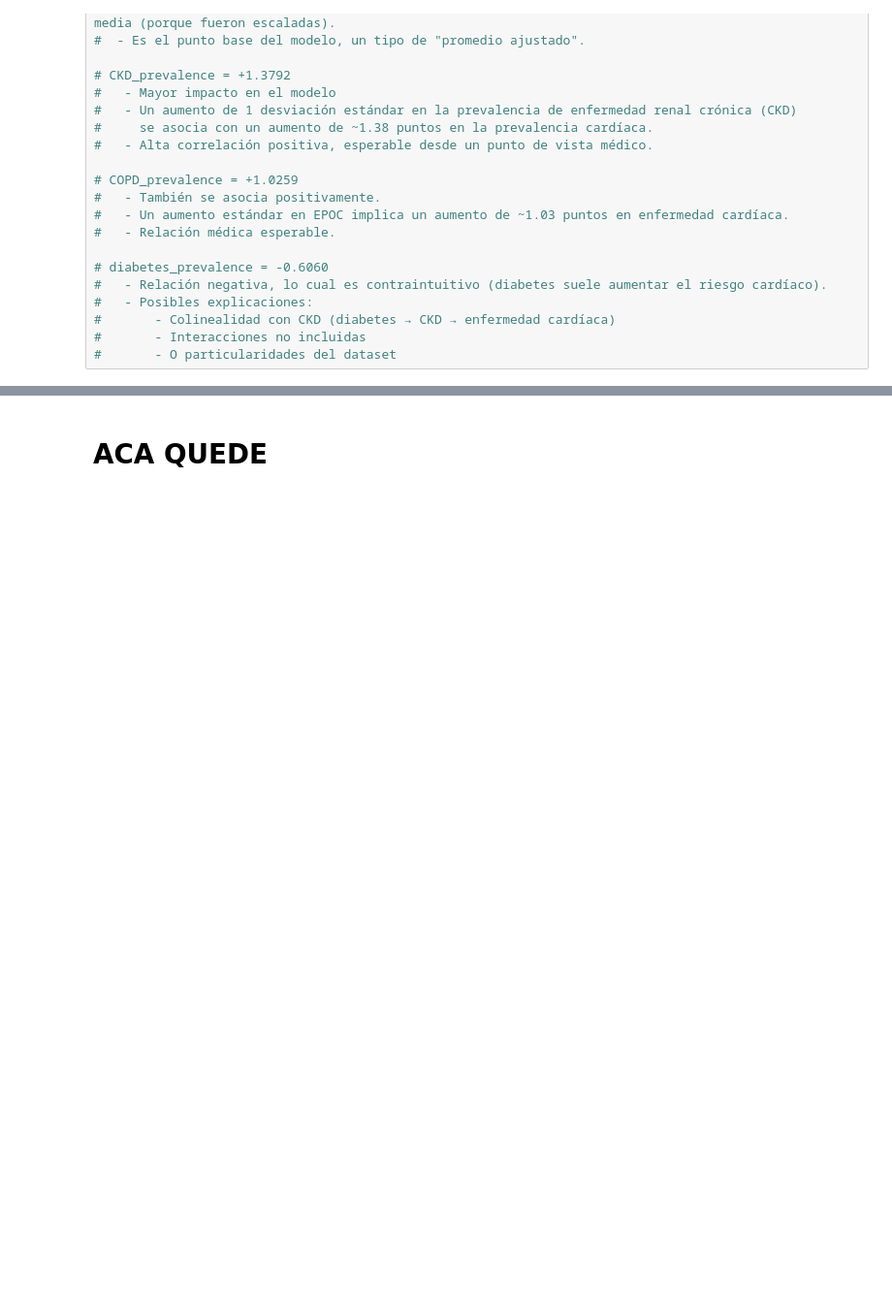
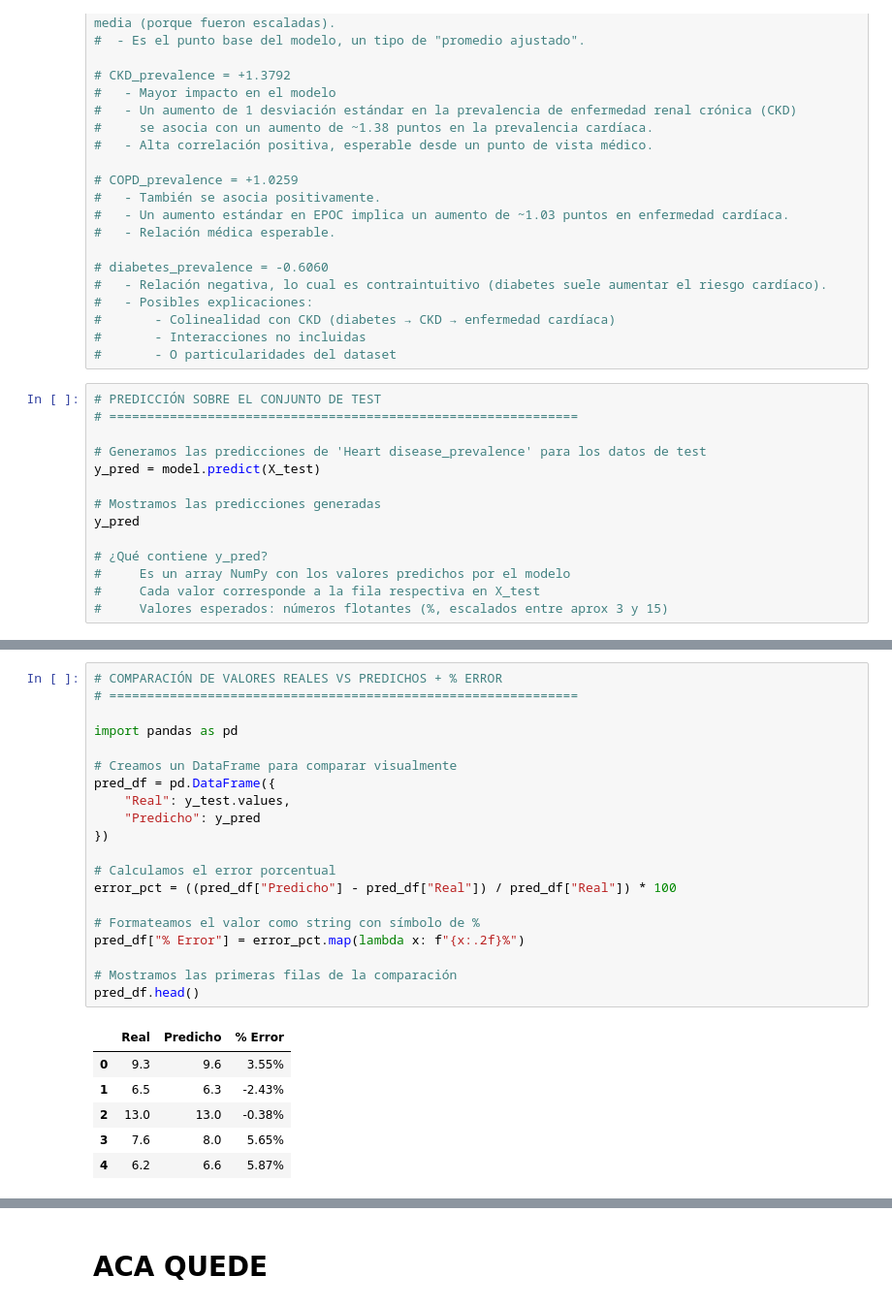
Before and after one commit to mvlarra/Project_ML_Linear_Regression_regularized_VL, a Jupyter notebook: Project_ML_Linear_Regresion_Regularized_VL.ipynb, the cells around one changed output, grey strips where cells are left out. Shown: that part at 97% size. Saved outputs shown, nothing was run; the diff lists cells and outputs as text; blank space fills up the shorter version.

```diff
--- a/Project_ML_Linear_Regresion_Regularized_VL.ipynb
+++ b/Project_ML_Linear_Regresion_Regularized_VL.ipynb
@@ -1022,3 +1021,17 @@ diabetes_prevalence: -0.6060
 #       - Colinealidad con CKD (diabetes → CKD → enfermedad cardíaca)
 #       - Interacciones no incluidas
 #       - O particularidades del dataset
+# %%
+# PREDICCIÓN SOBRE EL CONJUNTO DE TEST
+# ==============================================================
+
+# Generamos las predicciones de 'Heart disease_prevalence' para los datos de test
+y_pred = model.predict(X_test)
+
+# Mostramos las predicciones generadas
+y_pred
+
+# ¿Qué contiene y_pred?
+#     Es un array NumPy con los valores predichos por el modelo
+#     Cada valor corresponde a la fila respectiva en X_test
+#     Valores esperados: números flotantes (%, escalados entre aprox 3 y 15)
@@ -1024,0 +1056,27 @@ diabetes_prevalence: -0.6060
+# %%
+# COMPARACIÓN DE VALORES REALES VS PREDICHOS + % ERROR
+# ==============================================================
+
+import pandas as pd
+
+# Creamos un DataFrame para comparar visualmente
+pred_df = pd.DataFrame({
+    "Real": y_test.values,
+    "Predicho": y_pred
+})
+
+# Calculamos el error porcentual
+error_pct = ((pred_df["Predicho"] - pred_df["Real"]) / pred_df["Real"]) * 100
+
+# Formateamos el valor como string con símbolo de %
+pred_df["% Error"] = error_pct.map(lambda x: f"{x:.2f}%")
+
+# Mostramos las primeras filas de la comparación
+pred_df.head()
+# %% [output]
+|  | Real | Predicho | % Error |
+| 0 | 9.3 | 9.6 | 3.55% |
+| 1 | 6.5 | 6.3 | -2.43% |
+| 2 | 13.0 | 13.0 | -0.38% |
+| 3 | 7.6 | 8.0 | 5.65% |
+| 4 | 6.2 | 6.6 | 5.87% |
```
Also changed, not shown: parts of 4 cells of this notebook.
